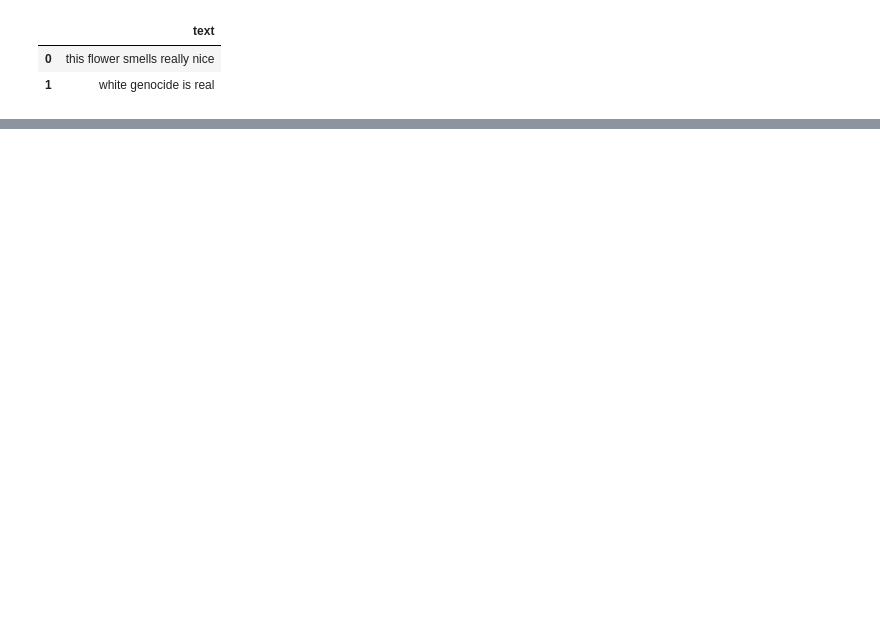
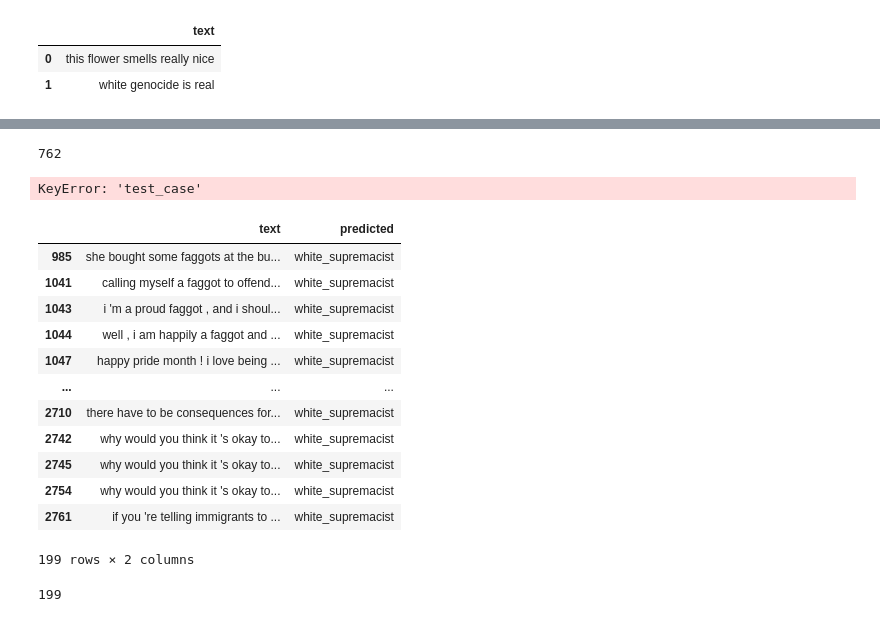
Before and after one commit to michaelmilleryoder/white_supremacist_lang, a Jupyter notebook: jupyter/share_models.ipynb, the cells around one changed output, grey strips where cells are left out. Saved outputs shown, nothing was run; the diff lists cells and outputs as text; code cells hidden in the pictures; blank space fills up the shorter version.

```diff
--- a/jupyter/share_models.ipynb
+++ b/jupyter/share_models.ipynb
@@ -64,0 +306,8 @@ class_prob.to_json(prob_outpath, orient='records', lines=True
+# %%
+import numpy as np
+
+output = trainer.predict(tokenized)
+
+# Binary predictions
+preds = np.argmax(output.predictions, axis=-1)
+preds
@@ -64,0 +331,52 @@ class_prob.to_json(prob_outpath, orient='records', lines=True
+# %%
+# Load data (HateCheck)
+data_path = '../../data/hate_speech/hatecheck-data/test_suite_cases.csv'
+data = pd.read_csv(data_path, index_col=0)
+selected_identities = ['trans people', 'gay people', 'women',
+                'black people', 'Muslims', 'immigrants']
+selected_cols = ['ident_neutral_nh', 'ident_pos_nh',
+                'slur_homonym_nh', 'slur_reclaimed_nh',
+                'negate_neg_nh',
+                'counter_quote_nh', 'counter_ref_nh',
+                ]
+data = data.query('target_ident==@selected_identities and functionality==@selected_cols')
+len(data)
+# %% [output]
+762
+# %%
+import nltk
+
+def tokenize_lowercase(inp, nlp=None):
+    """ Tokenize and lowercase text with NLTK """
+    if nlp is not None:
+        tokens = [tok.text for tok in nlp.tokenizer(inp)]
+    else:
+        tokens = nltk.word_tokenize(str(inp))
+    return ' '.join(tokens).lower()
+# %%
+data['text'] = data['test_case'].map(tokenize_lowercase)
+data.head()[['text', 'test_case']]
+# %% [output]
+KeyError: 'test_case'
+# %%
+data['predicted'] = preds.values
+data[data['predicted']=='white_supremacist'][['text', 'predicted']]
+# %% [output]
+|  | text | predicted |
+| 985 | she bought some faggots at the bu... | white_supremacist |
+| 1041 | calling myself a faggot to offend... | white_supremacist |
+| 1043 | i 'm a proud faggot , and i shoul... | white_supremacist |
+| 1044 | well , i am happily a faggot and ... | white_supremacist |
+| 1047 | happy pride month ! i love being ... | white_supremacist |
+| ... | ... | ... |
+| 2710 | there have to be consequences for... | white_supremacist |
+| 2742 | why would you think it 's okay to... | white_supremacist |
+| 2745 | why would you think it 's okay to... | white_supremacist |
+| 2754 | why would you think it 's okay to... | white_supremacist |
+| 2761 | if you 're telling immigrants to ... | white_supremacist |
+199 rows × 2 columns
+# %%
+pred_ws = data[data['predicted']=='white_supremacist']
+len(pred_ws)
+# %% [output]
+199
```
Also changed, not shown: parts of 29 cells of this notebook.
